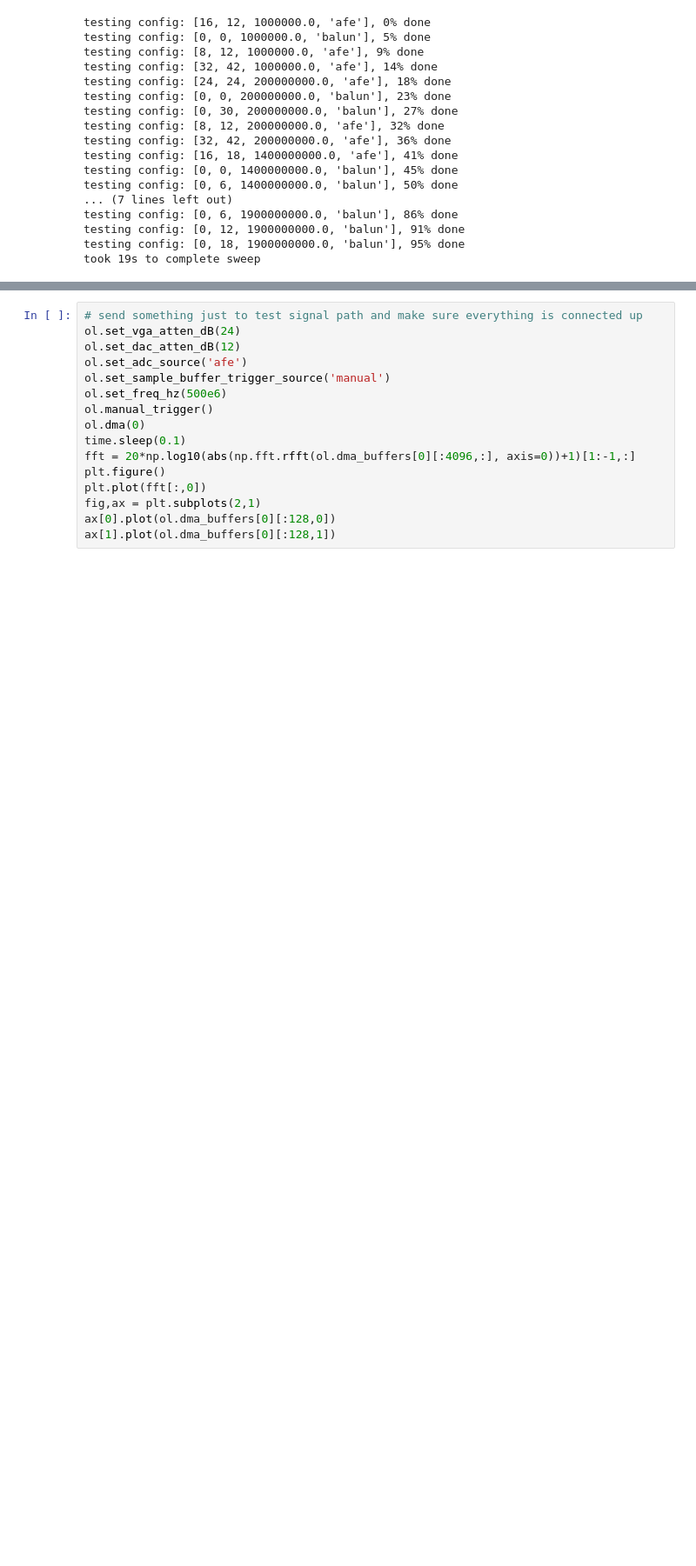
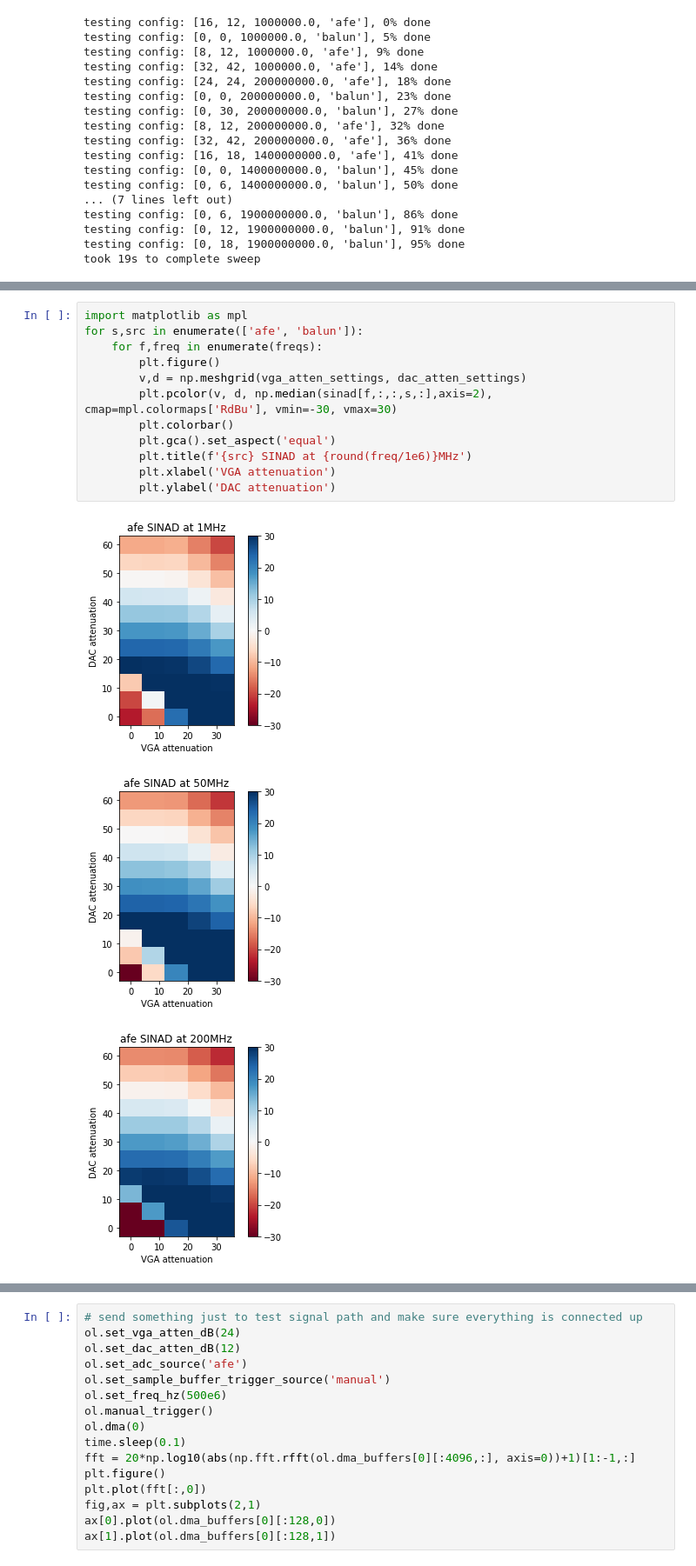
Before and after one commit to qnngroup/rfsoc_dds, a Jupyter notebook: pynq/dds_loopback_overlay.ipynb, the cells around one changed output, grey strips where cells are left out. Shown: that part at 87% size. Saved outputs shown, nothing was run; the diff lists cells and outputs as text; blank space fills up the shorter version.

Commit message:
sinad results

```diff
--- a/pynq/dds_loopback_overlay.ipynb
+++ b/pynq/dds_loopback_overlay.ipynb
@@ -233,0 +254,16 @@ testing SFDR at freq 1400MHz, 33% done
+# %%
+import matplotlib as mpl
+for s,src in enumerate(['afe', 'balun']):
+    for f,freq in enumerate(freqs):
+        plt.figure()
+        v,d = np.meshgrid(vga_atten_settings, dac_atten_settings)
+        plt.pcolor(v, d, np.median(sinad[f,:,:,s,:],axis=2), cmap=mpl.colormaps['RdBu'], vmin=-30, vmax=30)
+        plt.colorbar()
+        plt.gca().set_aspect('equal')
+        plt.title(f'{src} SINAD at {round(freq/1e6)}MHz')
+        plt.xlabel('VGA attenuation')
+        plt.ylabel('DAC attenuation')
+# %% [output]
+[figure, added]
+[figure, added]
+[figure, added]
```
Also changed, not shown: parts of 2 cells of this notebook.
